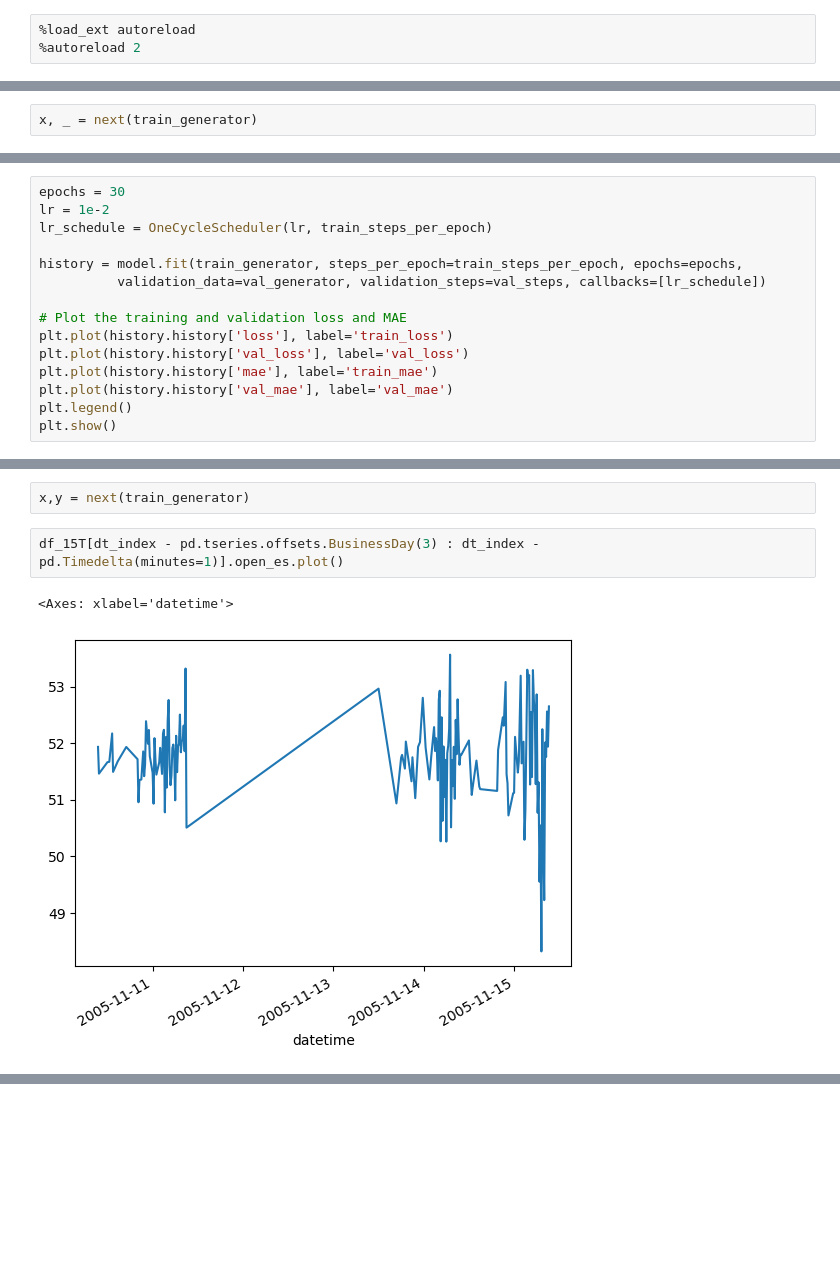
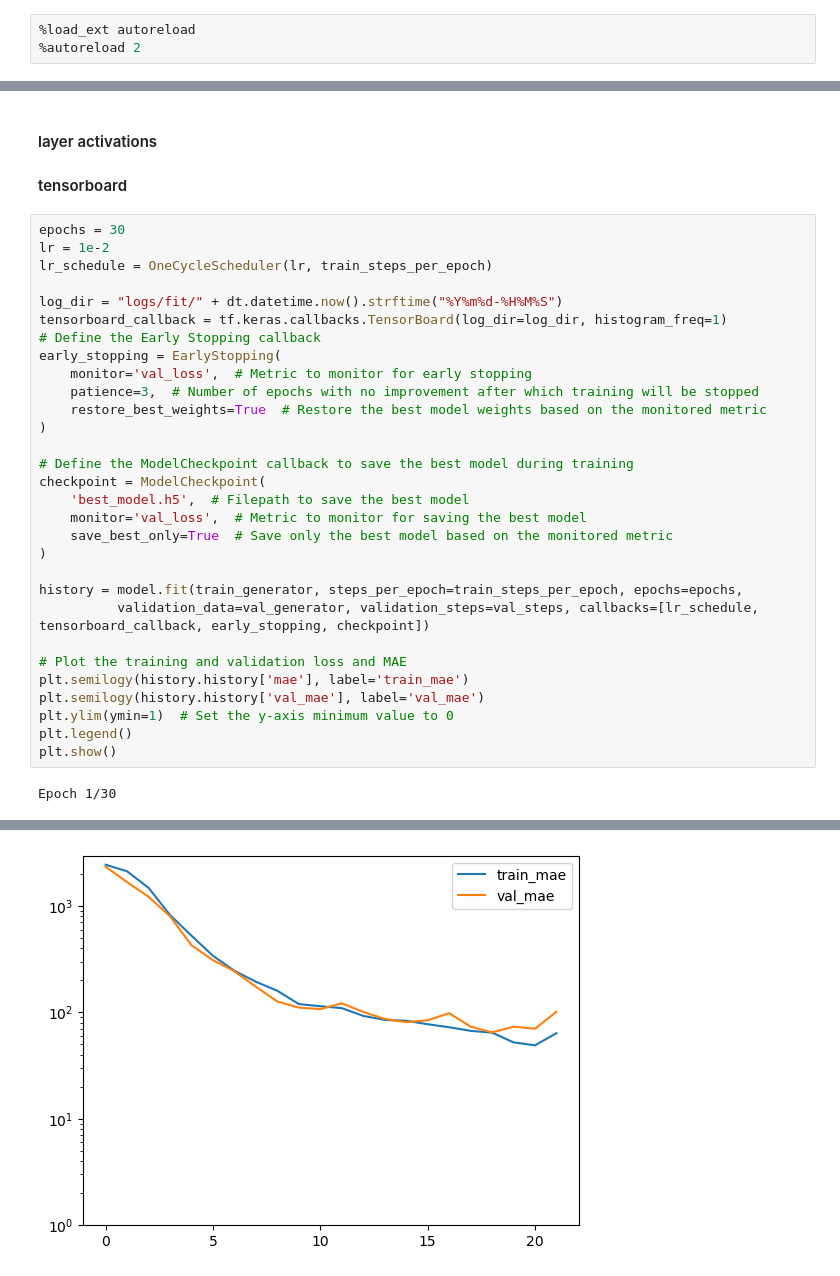
Before and after one commit to kshptl/ML-Futures, a Jupyter notebook: daily_high_low/CNN-Transformer.ipynb, the cells around one changed output, grey strips where cells are left out. Cells and saved outputs as stored; diff of their text form; blank space fills up the shorter version.

```diff
--- a/daily_high_low/CNN-Transformer.ipynb
+++ b/daily_high_low/CNN-Transformer.ipynb
@@ -153,8 +159,6 @@ test_generator = data_generator(df_1T, window_size, batch_size, test_indices)
 # Calculate the number of steps per epoch for training and validation
 train_steps_per_epoch = len(train_indices) // batch_size
 val_steps = len(val_indices) // batch_size
-# %%
-x, _ = next(train_generator)
 # %%
 # Define the Transformer model
 
@@ -252,15 +230,0 @@ ________________________________________________________________________________
-# %%
-epochs = 30
-lr = 1e-2
-lr_schedule = OneCycleScheduler(lr, train_steps_per_epoch)
-
-history = model.fit(train_generator, steps_per_epoch=train_steps_per_epoch, epochs=epochs,
-          validation_data=val_generator, validation_steps=val_steps, callbacks=[lr_schedule])
-
-# Plot the training and validation loss and MAE
-plt.plot(history.history['loss'], label='train_loss')
-plt.plot(history.history['val_loss'], label='val_loss')
-plt.plot(history.history['mae'], label='train_mae')
-plt.plot(history.history['val_mae'], label='val_mae')
-plt.legend()
-plt.show()
@@ -319,7 +231,35 @@ batch_targets.append([target_high, target_low])
-# %%
-x,y = next(train_generator)
-# %%
-df_15T[dt_index - pd.tseries.offsets.BusinessDay(3) : dt_index - pd.Timedelta(minutes=1)].open_es.plot()
-# %% [output]
-<Axes: xlabel='datetime'>
-[figure, removed]
+# %% [markdown]
+#### layer activations
+#### tensorboard
+# %%
+epochs = 30
+lr = 1e-2
+lr_schedule = OneCycleScheduler(lr, train_steps_per_epoch)
+
+log_dir = "logs/fit/" + dt.datetime.now().strftime("%Y%m%d-%H%M%S")
+tensorboard_callback = tf.keras.callbacks.TensorBoard(log_dir=log_dir, histogram_freq=1)
+# Define the Early Stopping callback
+early_stopping = EarlyStopping(
+    monitor='val_loss',  # Metric to monitor for early stopping
+    patience=3,  # Number of epochs with no improvement after which training will be stopped
+    restore_best_weights=True  # Restore the best model weights based on the monitored metric
+)
+
+# Define the ModelCheckpoint callback to save the best model during training
+checkpoint = ModelCheckpoint(
+    'best_model.h5',  # Filepath to save the best model
+    monitor='val_loss',  # Metric to monitor for saving the best model
+    save_best_only=True  # Save only the best model based on the monitored metric
+)
+
+history = model.fit(train_generator, steps_per_epoch=train_steps_per_epoch, epochs=epochs,
+          validation_data=val_generator, validation_steps=val_steps, callbacks=[lr_schedule, tensorboard_callback, early_stopping, checkpoint])
+
+# Plot the training and validation loss and MAE
+plt.semilogy(history.history['mae'], label='train_mae')
+plt.semilogy(history.history['val_mae'], label='val_mae')
+plt.ylim(ymin=1)  # Set the y-axis minimum value to 0
+plt.legend()
+plt.show()
+# %% [output]
+Epoch 1/30
@@ -326,3 +284,4 @@ df_15T[dt_index - pd.tseries.offsets.BusinessDay(3) : dt_index - pd.Timedelta(mi
+[figure, added]
 # %%
 Epoch 10/10
 18/18 [==============================] - 146s 8s/step - loss: 1.8419e-04 - mae: 0.0107 - val_loss: 8.4897e-05 - val_mae: 0.0076
```
Also changed, not shown: parts of 23 cells of this notebook, 5 other files.
